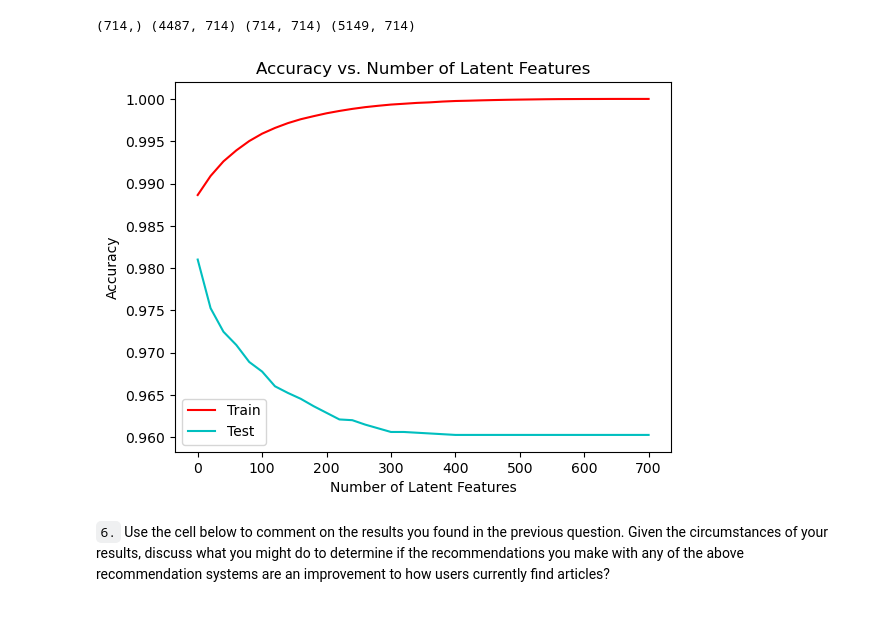
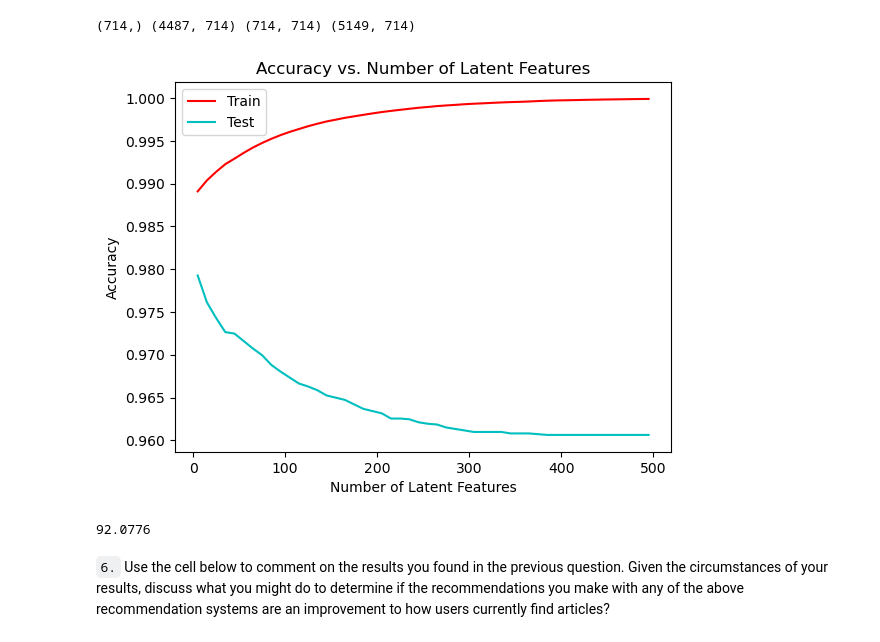
Before and after one commit to ezman1105/Data-Scientist----RecommendationEngineWithIBM, a Jupyter notebook: Recommendations_with_IBM.ipynb, the cells around one changed output. Cells and saved outputs as stored; diff of their text form; code cells hidden in the pictures.

```diff
--- a/Recommendations_with_IBM.ipynb
+++ b/Recommendations_with_IBM.ipynb
@@ -997,7 +1087,8 @@ col_idxs = user_item_train.columns.isin(test_arts)
 u_test = u_train[row_idxs, :]
 vt_test = vt_train[:, col_idxs]
 
-num_latent_feats = np.arange(0, 700+10, 20)
+#num_latent_feats = np.arange(0, 700+10, 20)
+num_latent_feats = np.arange(5, 500, 10)
 sum_errs_train = []
 sum_errs_test = []
 #all_errs = []
@@ -1007,34 +1098,48 @@ for k in num_latent_feats:
     s_train_lat, u_train_lat, vt_train_lat = np.diag(s_train[:k]), u_train[:, :k], vt_train[:k, :]
     u_test_lat, vt_test_lat = u_test[:, :k], vt_test[:k, :]
 
     # take dot product
     user_item_train_estimate = np.around(np.dot(np.dot(u_train_lat, s_train_lat), vt_train_lat))
     user_item_test_estimate = np.around(np.dot(np.dot(u_test_lat, s_train_lat), vt_test_lat))
     #all_errs.append(1 - ((np.sum(user_item_test_estimate)+np.sum(np.sum(user_item_test)))/(user_item_test.shape[0]*user_item_test.shape[1])))
 
 
     # compute error for each prediction to actual value
     diffs_train = np.subtract(user_item_train, user_item_train_estimate)
     diffs_test = np.subtract(user_item_test, user_item_test_estimate)
 
     # total errors and keep track of them
     err_train = np.sum(np.sum(np.abs(diffs_train)))
     err_test = np.sum(np.sum(np.abs(diffs_test)))
 
     sum_errs_train.append(err_train)
     sum_errs_test.append(err_test)
 
 plt.plot(num_latent_feats, 1 - np.array(sum_errs_train)/(user_item_train.shape[0]*user_item_test.shape[1]), label='Train', color='r');
 plt.plot(num_latent_feats, 1 - np.array(sum_errs_test)/(user_item_test.shape[0]*user_item_test.shape[1]), label='Test', color='c');
 #plt.plot(num_latent_feats, all_errs, label='All Data')
 plt.xlabel('Number of Latent Features')
 plt.ylabel('Accuracy')
 plt.title('Accuracy vs. Number of Latent Features')
 plt.legend()
 plt.savefig('Accuracy vs. Number of Latent Features.png')
 plt.show();
 # %% [output]
-[figure, old version]
+[figure, new version]
+# %%
+def explained_variance(sigma, n_components):
+    """
+    Computes explained variance number of components
+    """
+    # percentage of variance explained
+    total_var = np.sum(sigma**2)
+    var_exp = np.sum([np.square(i) for i in sigma[:n_components]])
+    perc_exp = (var_exp / total_var) * 100
+    return round(perc_exp, 4)
+
+explained_variance(s_train, 300)
+# %% [output]
+92.0776
 # %% [markdown]
 `6.` Use the cell below to comment on the results you found in the previous question. Given the circumstances of your results, discuss what you might do to determine if the recommendations you make with any of the above recommendation systems are an improvement to how users currently find articles?
 # %% [markdown]
```
Also changed, not shown: parts of 25 cells of this notebook.
